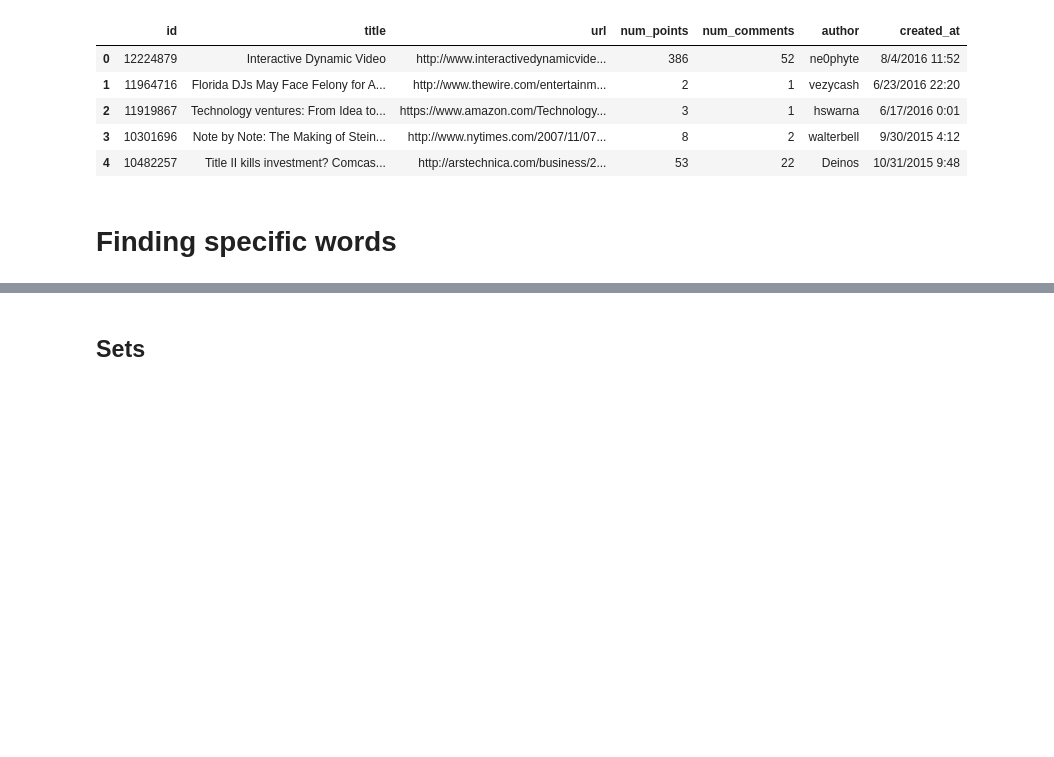
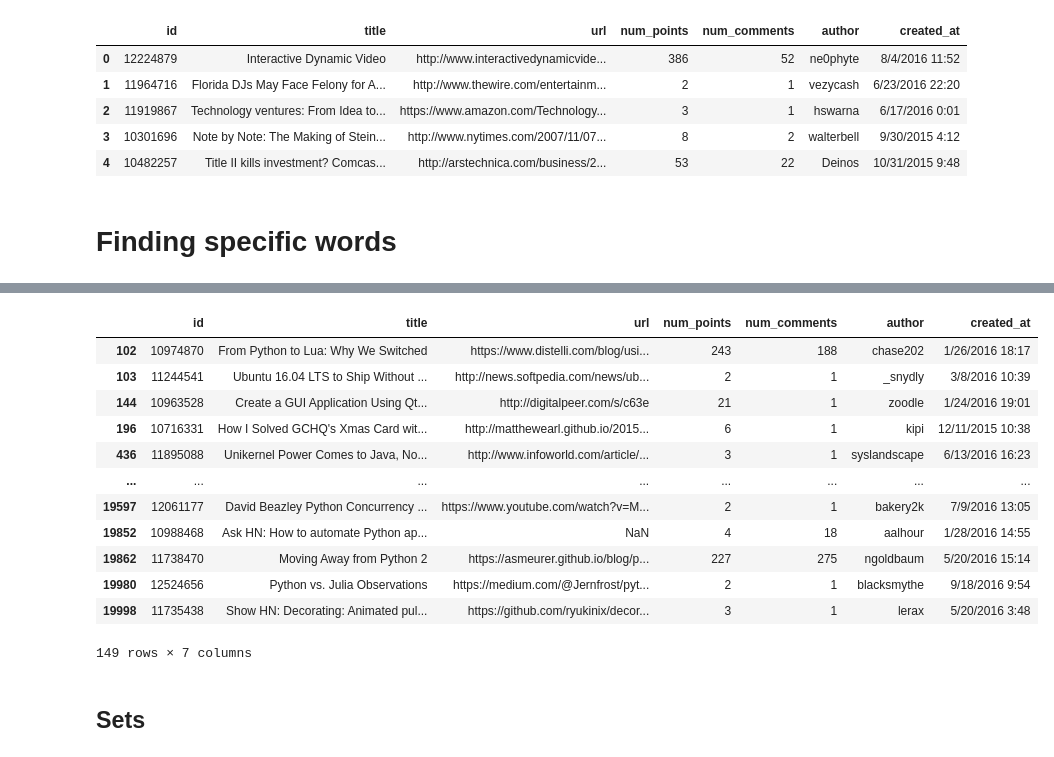
Before and after one commit to icta-tecaji/python-data-analysis-public, a Jupyter notebook: 04_Priprava_in_čiščenje_podatkov/Regex_CLEAN.ipynb, the cells around one changed output, grey strips where cells are left out. Saved outputs shown, nothing was run; the diff lists cells and outputs as text; code cells hidden in the pictures; blank space fills up the shorter version.

```diff
--- a/04_Priprava_in_čiščenje_podatkov/Regex_CLEAN.ipynb
+++ b/04_Priprava_in_čiščenje_podatkov/Regex_CLEAN.ipynb
@@ -67,3 +91,19 @@ None
+# %%
+hn[ hn["title"].str.contains("Python") ]
+# %% [output]
+|  | id | title | url | num_points | num_comments | author | created_at |
+| 102 | 10974870 | From Python to Lua: Why We Switched | https://www.distelli.com/blog/usi... | 243 | 188 | chase202 | 1/26/2016 18:17 |
+| 103 | 11244541 | Ubuntu 16.04 LTS to Ship Without ... | http://news.softpedia.com/news/ub... | 2 | 1 | _snydly | 3/8/2016 10:39 |
+| 144 | 10963528 | Create a GUI Application Using Qt... | http://digitalpeer.com/s/c63e | 21 | 1 | zoodle | 1/24/2016 19:01 |
+| 196 | 10716331 | How I Solved GCHQ's Xmas Card wit... | http://matthewearl.github.io/2015... | 6 | 1 | kipi | 12/11/2015 10:38 |
+| 436 | 11895088 | Unikernel Power Comes to Java, No... | http://www.infoworld.com/article/... | 3 | 1 | syslandscape | 6/13/2016 16:23 |
+| ... | ... | ... | ... | ... | ... | ... | ... |
+| 19597 | 12061177 | David Beazley Python Concurrency ... | https://www.youtube.com/watch?v=M... | 2 | 1 | bakery2k | 7/9/2016 13:05 |
+| 19852 | 10988468 | Ask HN: How to automate Python ap... | NaN | 4 | 18 | aalhour | 1/28/2016 14:55 |
+| 19862 | 11738470 | Moving Away from Python 2 | https://asmeurer.github.io/blog/p... | 227 | 275 | ngoldbaum | 5/20/2016 15:14 |
+| 19980 | 12524656 | Python vs. Julia Observations | https://medium.com/@Jernfrost/pyt... | 2 | 1 | blacksmythe | 9/18/2016 9:54 |
+| 19998 | 11735438 | Show HN: Decorating: Animated pul... | https://github.com/ryukinix/decor... | 3 | 1 | lerax | 5/20/2016 3:48 |
+149 rows × 7 columns
 # %% [markdown]
 ## Sets
 # %% [markdown]
```
Also changed, not shown: parts of 27 cells of this notebook.
